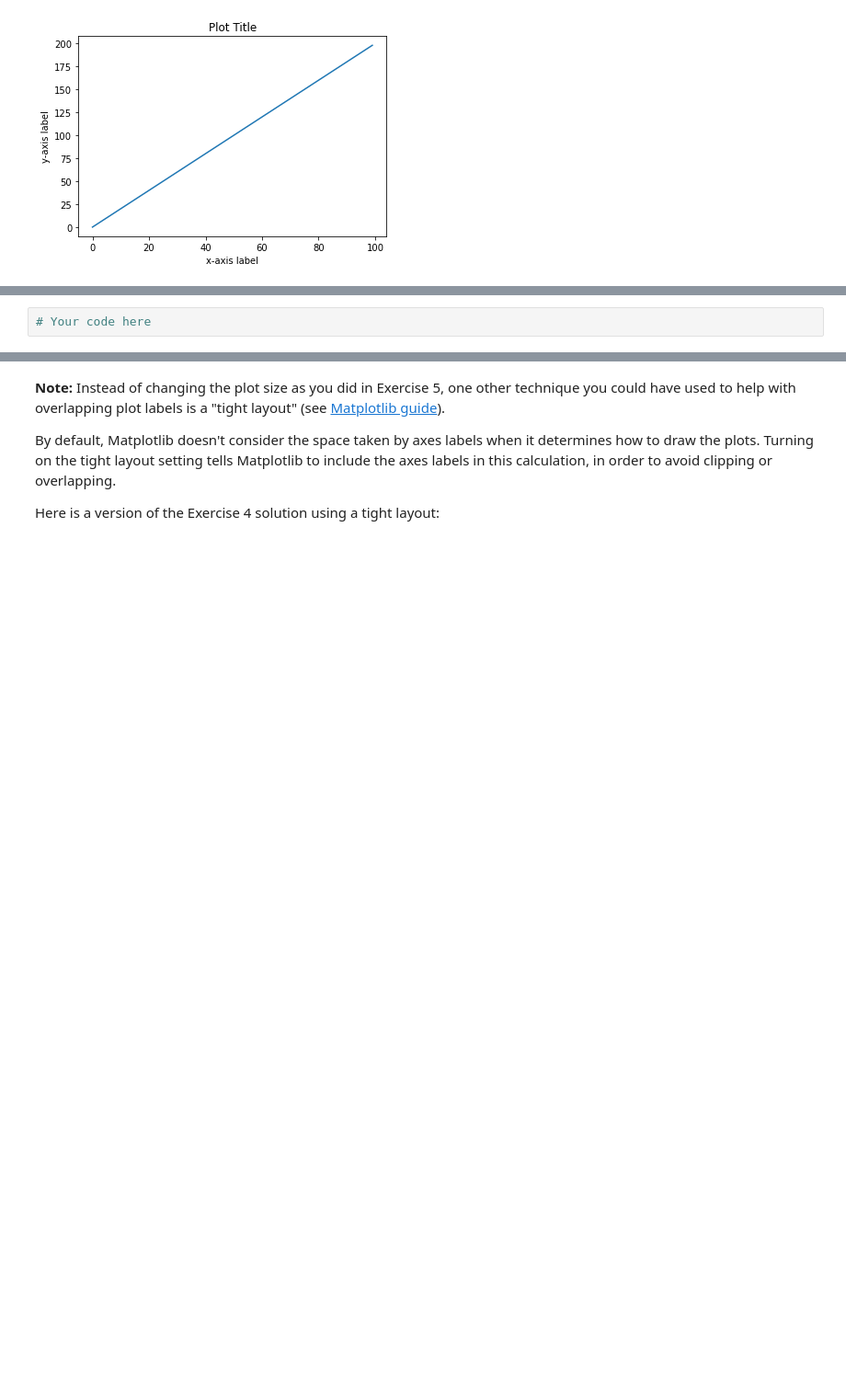
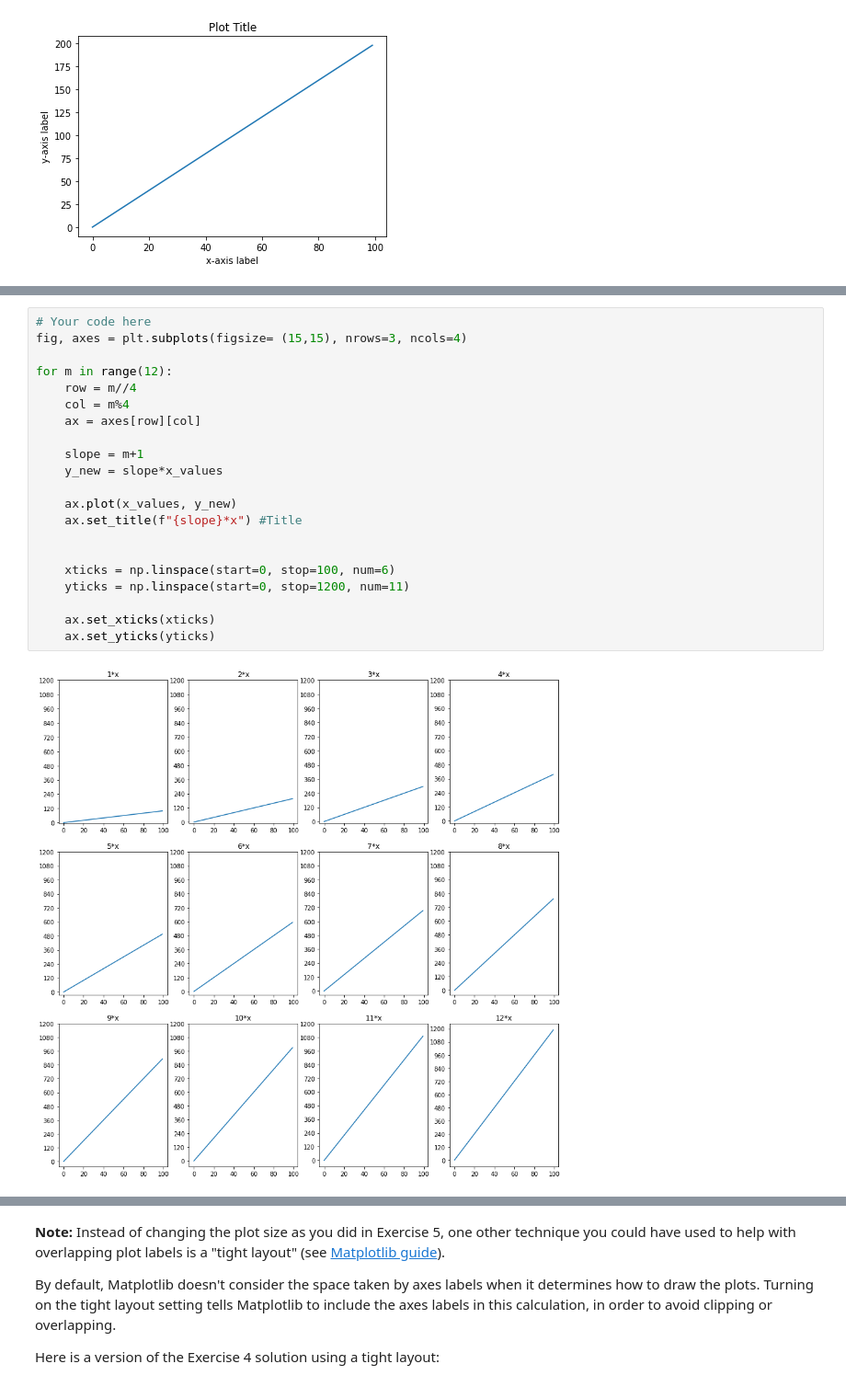
Before and after one commit to LemayianResiato/dsc-more-practice-with-matplotlib-lab, a Jupyter notebook: index.ipynb, the cells around one changed output, grey strips where cells are left out. Shown: that part at 92% size. Saved outputs shown, nothing was run; the diff lists cells and outputs as text; blank space fills up the shorter version.

```diff
--- a/index.ipynb
+++ b/index.ipynb
@@ -111,8 +127,29 @@ Repeat the above exercise, but standardize the axes of all of your subplots so t
 The graph you create should look like this:
 
 ![subplots showing 1x through 12x with the same y-axis](https://curriculum-content.s3.amazonaws.com/data-science/images/subplots_1x_12x_normalized.png)
-# %%
-# Your code here
+# %%
+# Your code here
+fig, axes = plt.subplots(figsize= (15,15), nrows=3, ncols=4)
+
+for m in range(12):
+    row = m//4
+    col = m%4
+    ax = axes[row][col]
+
+    slope = m+1
+    y_new = slope*x_values
+
+    ax.plot(x_values, y_new)
+    ax.set_title(f"{slope}*x") #Title
+
+
+    xticks = np.linspace(start=0, stop=100, num=6)
+    yticks = np.linspace(start=0, stop=1200, num=11)
+
+    ax.set_xticks(xticks)
+    ax.set_yticks(yticks)
+# %% [output]
+[figure, added]
 # %% [markdown]
 ## Exercise 4
 
```
Also changed, not shown: parts of 7 cells of this notebook.
